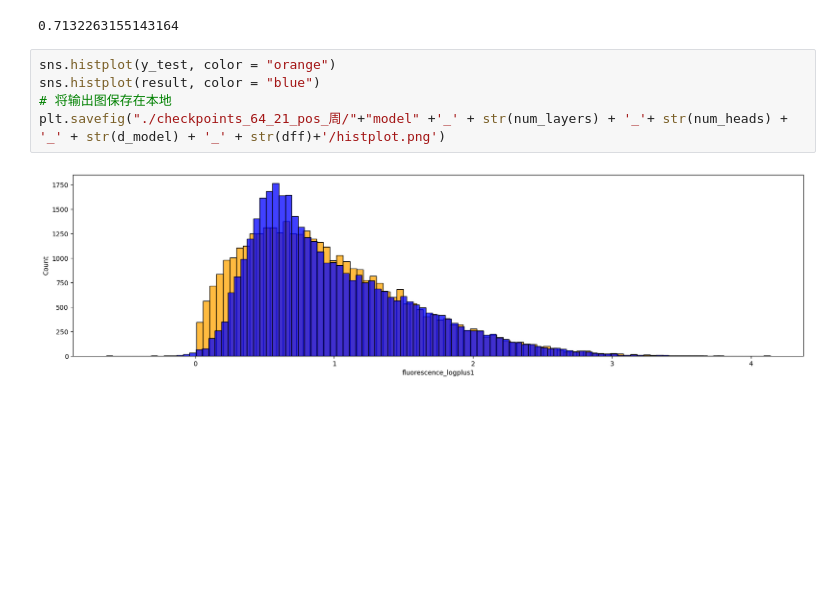
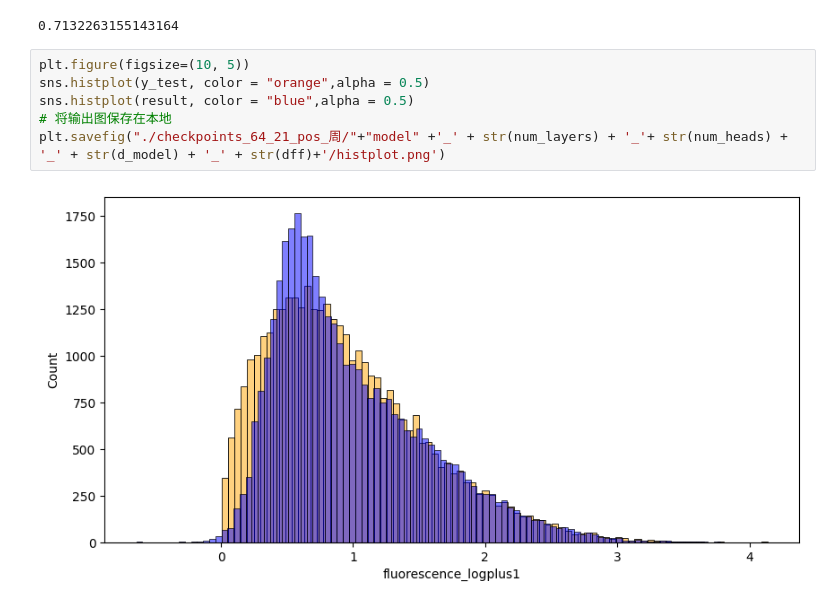
Before and after one commit to xfrx8/Transformer-RNA-master, a Jupyter notebook: Transformer-DNA-周.ipynb, the cells around one changed output. Cells and saved outputs as stored; diff of their text form; blank space fills up the shorter version.

```diff
--- a/Transformer-DNA-周.ipynb
+++ b/Transformer-DNA-周.ipynb
@@ -666,12 +666,13 @@ r2_score(y_test, result)
 # %% [output]
 0.7132263155143164
 # %%
-sns.histplot(y_test, color = "orange")
-sns.histplot(result, color = "blue")
+plt.figure(figsize=(10, 5))
+sns.histplot(y_test, color = "orange",alpha = 0.5)
+sns.histplot(result, color = "blue",alpha = 0.5)
 # 将输出图保存在本地
 plt.savefig("./checkpoints_64_21_pos_周/"+"model" +'_' + str(num_layers) + '_'+ str(num_heads) + '_' + str(d_model) + '_' + str(dff)+'/histplot.png')
 # %% [output]
-[figure, old version]
+[figure, new version]
 # %%
 import seaborn as sns
 
```
Also changed, not shown: parts of 7 cells of this notebook, 1 other file.
